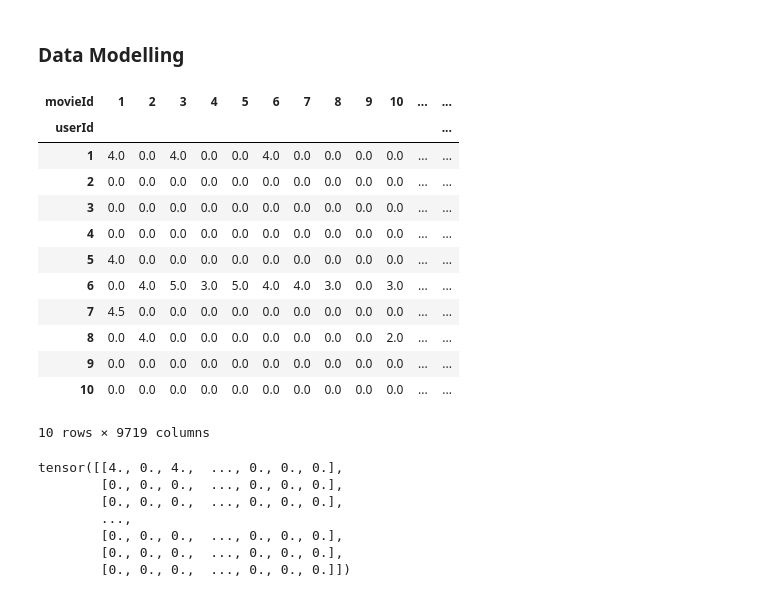
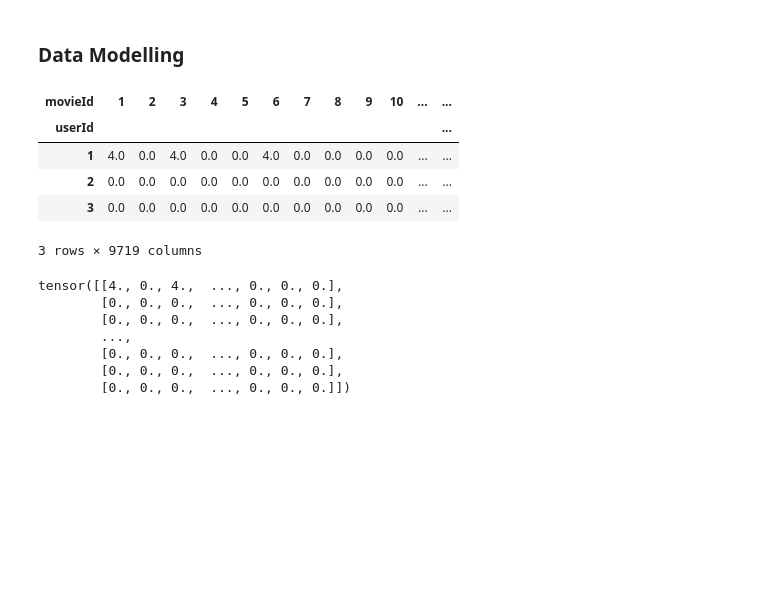
Before and after one commit to adityavp99/CM3070_FYP, a Jupyter notebook: CM3070_Final_Year_Project.ipynb, the cells around one changed output. Cells and saved outputs as stored; diff of their text form; code cells hidden in the pictures; blank space fills up the shorter version.

```diff
--- a/CM3070_Final_Year_Project.ipynb
+++ b/CM3070_Final_Year_Project.ipynb
@@ -660,25 +690,20 @@ However, the ultimate goal is to utilize this recommender system in a real-world
 ### Data Modelling
 # %%
 # Converting the ratings_final dataframe into a user-item matrix so that it can be input into the autoencoder
-user_item_matrix = ratings_final.pivot(index='userId', columns='movieId', values='rating')
+user_item_matrix = ratings_final.pivot(index='userId',
+                                       columns='movieId',
+                                       values='rating')
 
-#Filling the NaN ratings in the matrix with 0
+# Filling the NaN ratings in the matrix with 0
 user_item_matrix = user_item_matrix.fillna(0)
-user_item_matrix.head(10)
+user_item_matrix.head(3)
 # %% [output]
 | movieId | 1 | 2 | 3 | 4 | 5 | 6 | 7 | 8 | 9 | 10 | ... | ... |
 | userId |  |  |  |  |  |  |  |  |  |  |  | ... |
 | 1 | 4.0 | 0.0 | 4.0 | 0.0 | 0.0 | 4.0 | 0.0 | 0.0 | 0.0 | 0.0 | ... | ... |
 | 2 | 0.0 | 0.0 | 0.0 | 0.0 | 0.0 | 0.0 | 0.0 | 0.0 | 0.0 | 0.0 | ... | ... |
 | 3 | 0.0 | 0.0 | 0.0 | 0.0 | 0.0 | 0.0 | 0.0 | 0.0 | 0.0 | 0.0 | ... | ... |
-| 4 | 0.0 | 0.0 | 0.0 | 0.0 | 0.0 | 0.0 | 0.0 | 0.0 | 0.0 | 0.0 | ... | ... |
-| 5 | 4.0 | 0.0 | 0.0 | 0.0 | 0.0 | 0.0 | 0.0 | 0.0 | 0.0 | 0.0 | ... | ... |
-| 6 | 0.0 | 4.0 | 5.0 | 3.0 | 5.0 | 4.0 | 4.0 | 3.0 | 0.0 | 3.0 | ... | ... |
-| 7 | 4.5 | 0.0 | 0.0 | 0.0 | 0.0 | 0.0 | 0.0 | 0.0 | 0.0 | 0.0 | ... | ... |
-| 8 | 0.0 | 4.0 | 0.0 | 0.0 | 0.0 | 0.0 | 0.0 | 0.0 | 0.0 | 2.0 | ... | ... |
-| 9 | 0.0 | 0.0 | 0.0 | 0.0 | 0.0 | 0.0 | 0.0 | 0.0 | 0.0 | 0.0 | ... | ... |
-| 10 | 0.0 | 0.0 | 0.0 | 0.0 | 0.0 | 0.0 | 0.0 | 0.0 | 0.0 | 0.0 | ... | ... |
-10 rows × 9719 columns
+3 rows × 9719 columns
 # %%
 # Converting the user_item_matrix into PyTorch tensors
 user_item_tensor = torch.Tensor(user_item_matrix.values)
```
Also changed, not shown: parts of 52 cells of this notebook.
